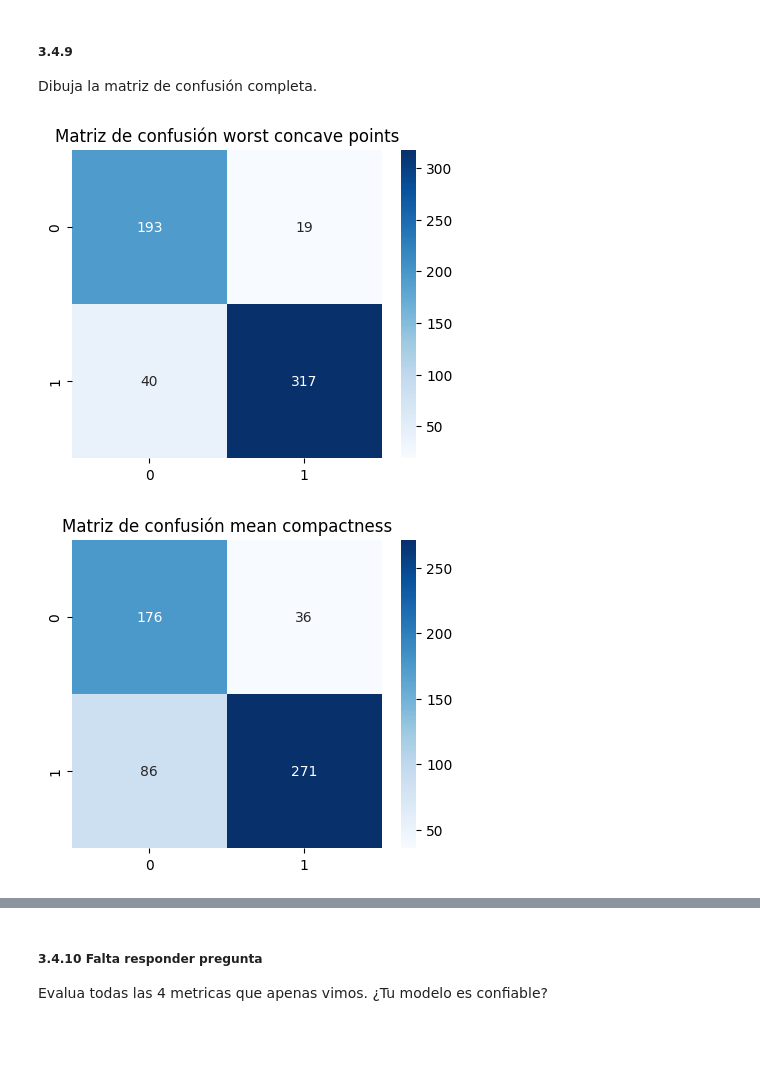
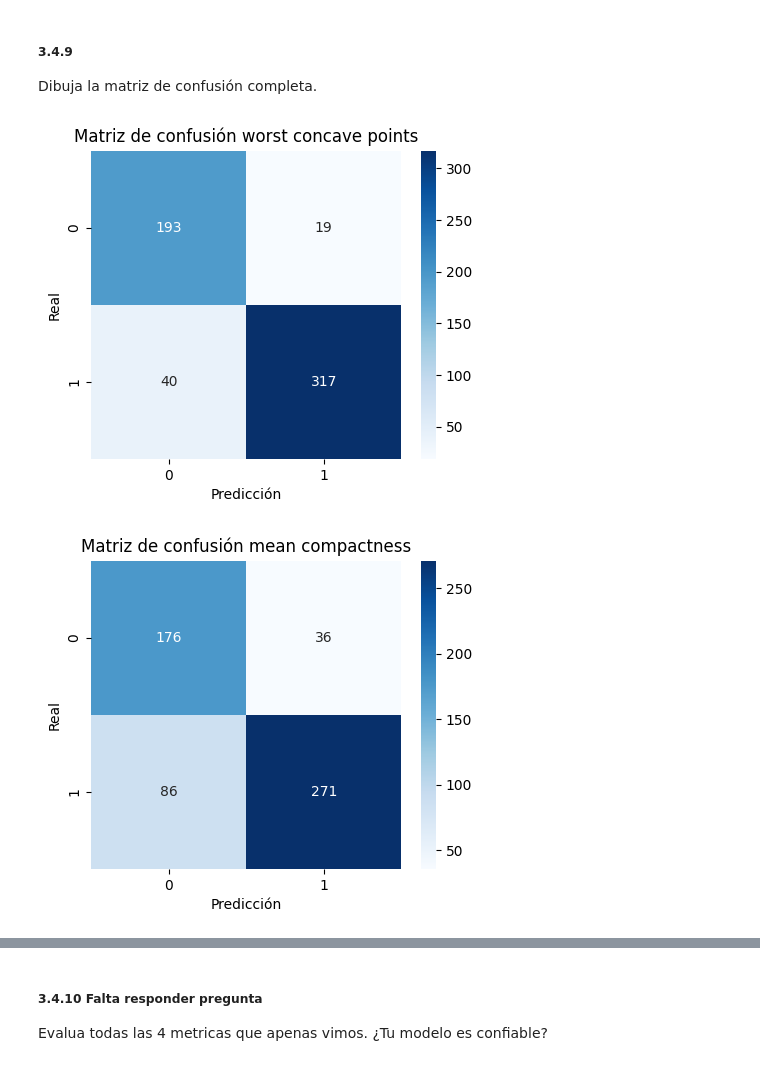
Before and after one commit to RodrigoRiveraRico/data_science_FCiencias, a Jupyter notebook: Clase_5/Clase_5.ipynb, the cells around one changed output, grey strips where cells are left out. Drawn from its saved outputs; the diff is of its cells as text; code cells hidden in the pictures; blank space fills up the shorter version.

```diff
--- a/Clase_5/Clase_5.ipynb
+++ b/Clase_5/Clase_5.ipynb
@@ -322,19 +322,23 @@ mc_alta_corr = [[TN_alta_corr.shape[0], FP_alta_corr.shape[0]],
 plt.figure(figsize=(5,4))
 sns.heatmap(mc_alta_corr, annot=True, fmt='d', cmap='Blues')
 plt.title('Matriz de confusión '+alta_corr.name)
+plt.xlabel('Predicción')
+plt.ylabel('Real')
 plt.show()
 # %% [output]
-[figure, old version]
+[figure, new version]
 # %%
 # Para mean compactness
 mc_media_corr = [[TN_media_corr.shape[0], FP_media_corr.shape[0]],
                 [FN_media_corr.shape[0], TP_media_corr.shape[0]]]
 plt.figure(figsize=(5,4))
 sns.heatmap(mc_media_corr, annot=True, fmt='d', cmap='Blues')
 plt.title('Matriz de confusión '+media_corr.name)
+plt.xlabel('Predicción')
+plt.ylabel('Real')
 plt.show()
 # %% [output]
-[figure, old version]
+[figure, new version]
 # %%
 # Para symmetry error
 mc_baja_corr = [[TN_baja_corr.shape[0], FP_baja_corr.shape[0]],
```
Also changed, not shown: parts of 8 cells of this notebook.
